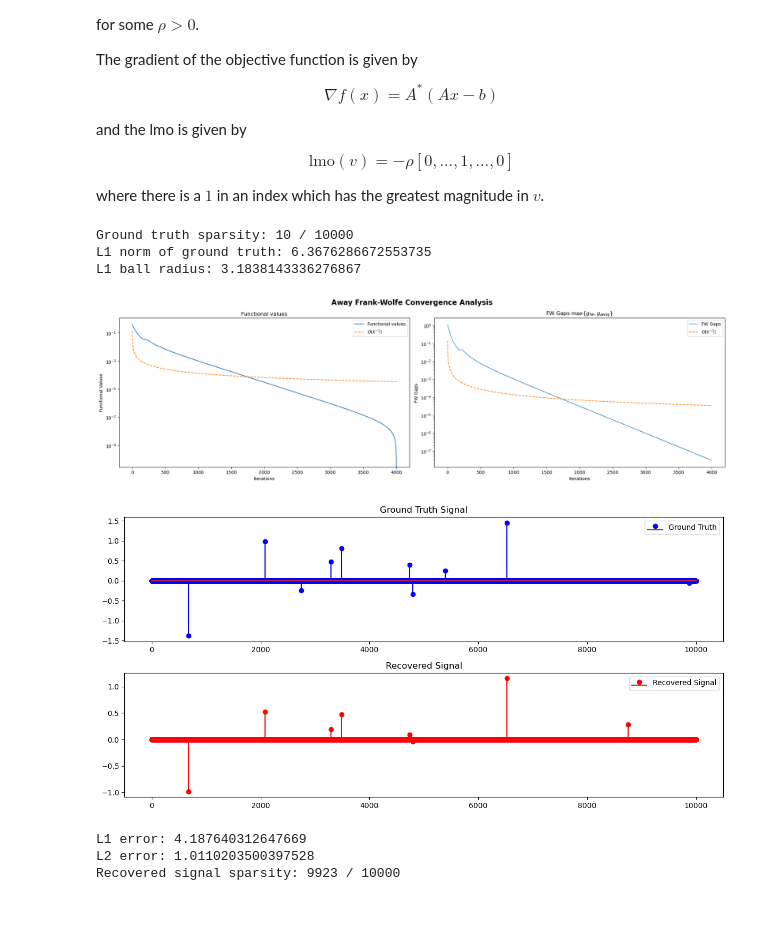
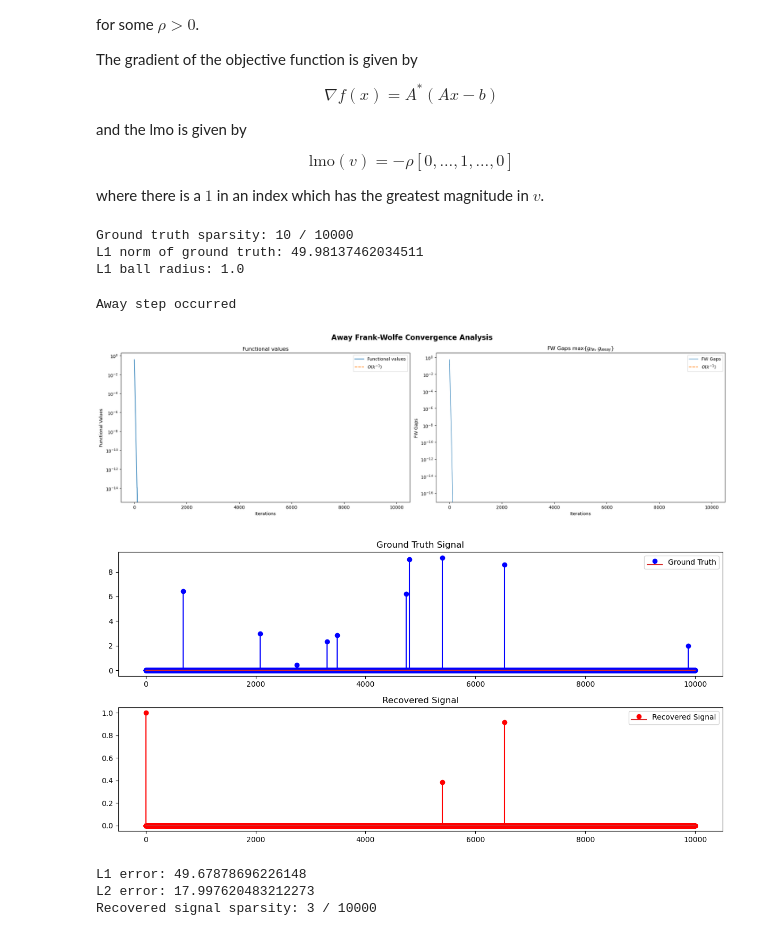
Before and after one commit to tonysf/frankwolfe, a Jupyter notebook: fw_variants/conic/conicfw_class_version.ipynb, the cells around one changed output. Cells and saved outputs as stored; diff of their text form; code cells hidden in the pictures.

```diff
--- a/fw_variants/conic/conicfw_class_version.ipynb
+++ b/fw_variants/conic/conicfw_class_version.ipynb
@@ -35,21 +35,20 @@ np.random.seed(55)  # for reproducibility
 X_ground_truth = np.zeros(n)
 k = int(.001 * n)  # number of non-zero elements
 non_zero_indices = np.random.choice(n, k, replace=False)
-X_ground_truth[non_zero_indices] = np.random.randn(k)
+X_ground_truth[non_zero_indices] = 10 * np.random.rand(k)
 
 # Generate measurement matrix
 A = np.random.randn(m, n)
 A /= np.linalg.norm(A, axis=1, keepdims=True)  # normalize rows
 
 # Generate measurements
-b = A @ X_ground_truth + 0.01 * np.random.randn(m)  # add some noise
+b = A @ X_ground_truth
 
 # Initial point (random point in the L1 ball)
-X0 = np.random.randn(n)
-X0 /= np.linalg.norm(X0, ord=1)
+X0 = np.zeros(n)
 
 # L1 ball radius (assuming we know an upper bound on the L1 norm of X_ground_truth)
-radius = .5 * np.linalg.norm(X_ground_truth, ord=1)
+radius = 1.0
 
 # Objective function (least squares with L1 constraint)
 class L1ConstrainedLeastSquares(fw.ObjectiveFunction):
@@ -67,51 +66,53 @@ class L1ConstrainedLeastSquares(fw.ObjectiveFunction):
 objective = L1ConstrainedLeastSquares(A, b)
 
 # Create the LMO for the L1 ball
-lmo = fw.create_lmo(radius, "l1_ball")
+lmo = fw.create_lmo(radius, "nonnegative_orthant")
 
 # Print some information about the generated data
 print(f"Ground truth sparsity: {np.sum(X_ground_truth != 0)} / {n}")
 print(f"L1 norm of ground truth: {np.linalg.norm(X_ground_truth, ord=1)}")
 print(f"L1 ball radius: {radius}")
 
-L = np.linalg.norm(A.T@A, ord=2)
+# L = np.linalg.norm(A.T@A, ord=2)
+L = 1.489369552621312
 # %% [output]
 Ground truth sparsity: 10 / 10000
-L1 norm of ground truth: 6.3676286672553735
-L1 ball radius: 3.1838143336276867
+L1 norm of ground truth: 49.98137462034511
+L1 ball radius: 1.0
 # %%
 # Initialize and run the Away Frank-Wolfe algorithm
-afw = fw.ConicFrankWolfe(objective, lmo, L)
-afw.run(X0, n_steps=4000, tol=1e-11, step_rule = _)
+cfw = fw.ConicFrankWolfe(objective, lmo, L)
+cfw.run(X0, n_steps=10000, tol=1e-11, step_rule = 'none')
 
 # Plot the convergence
-afw.plot_convergence()
+cfw.plot_convergence()
 # %% [output]
+Away step occurred
-[figure, old version]
+[figure, new version]
 # %%
 # Compare the recovered signal with the ground truth
-recovered_signal = afw.x
+recovered_signal = cfw.x
 
 plt.figure(figsize=(12, 6))
 plt.subplot(2, 1, 1)
 plt.stem(X_ground_truth, markerfmt='bo', linefmt='b-', label='Ground Truth')
 plt.title('Ground Truth Signal')
 plt.legend()
 
 plt.subplot(2, 1, 2)
 plt.stem(recovered_signal, markerfmt='ro', linefmt='r-', label='Recovered Signal')
 plt.title('Recovered Signal')
 plt.legend()
 
 plt.tight_layout()
 plt.show()
 
 # Print some metrics
 print(f"L1 error: {np.linalg.norm(X_ground_truth - recovered_signal, ord=1)}")
 print(f"L2 error: {np.linalg.norm(X_ground_truth - recovered_signal)}")
 print(f"Recovered signal sparsity: {np.sum(np.abs(recovered_signal) > 1e-6)} / {n}")
 # %% [output]
-[figure, old version]
+[figure, new version]
-L1 error: 4.187640312647669
-L2 error: 1.0110203500397528
-Recovered signal sparsity: 9923 / 10000
+L1 error: 49.67878696226148
+L2 error: 17.997620483212273
+Recovered signal sparsity: 3 / 10000
```
Also changed, not shown: 1 other file.
